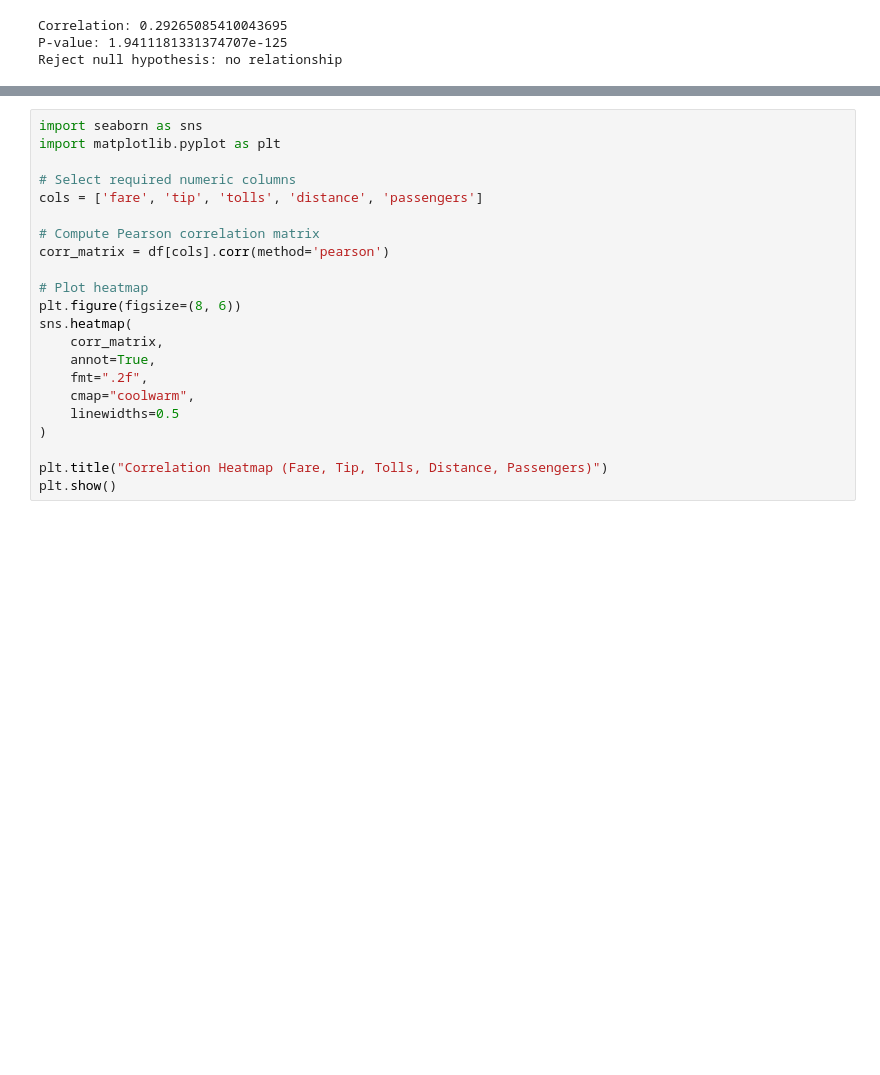
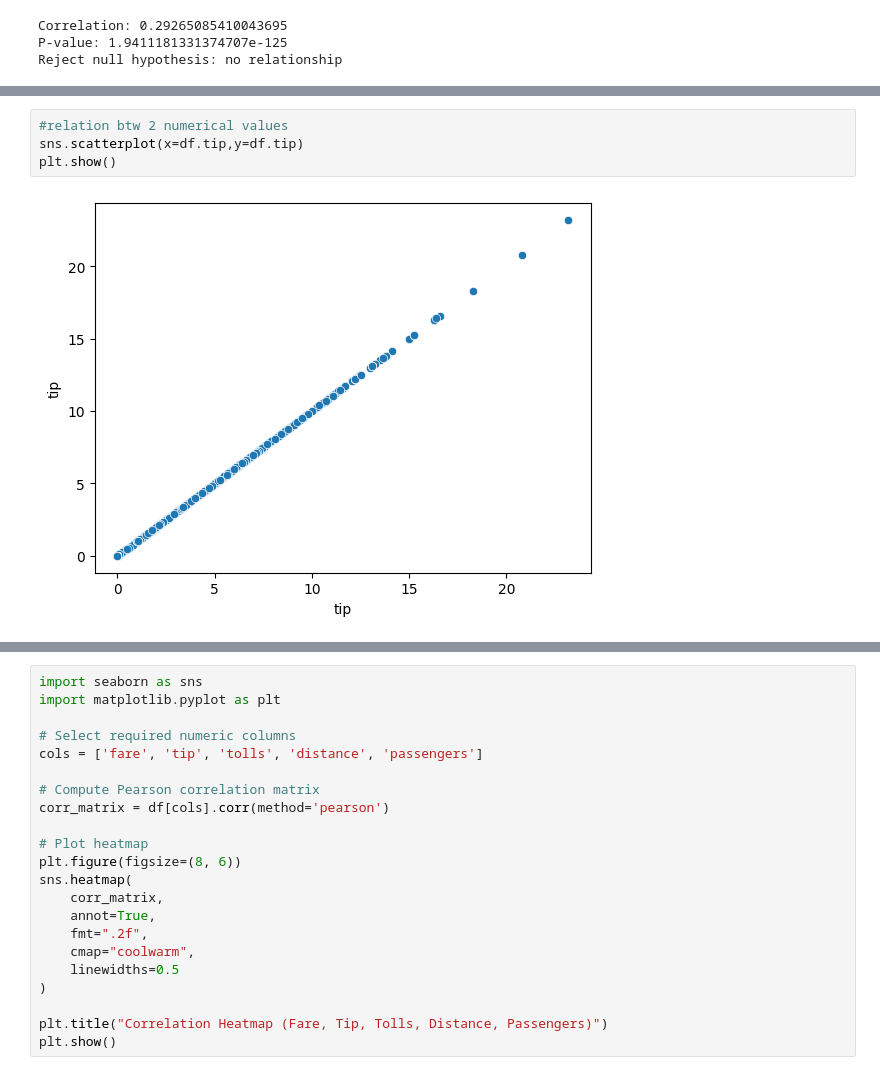
Before and after one commit to Jagruthireddie/machine_learning1, a Jupyter notebook: Untitled7.ipynb, the cells around one changed output, grey strips where cells are left out. Cells and saved outputs as stored; diff of their text form; blank space fills up the shorter version.

```diff
--- a/Untitled7.ipynb
+++ b/Untitled7.ipynb
@@ -570,0 +698,6 @@ Reject null hypothesis: no relationship
+# %%
+#relation btw 2 numerical values
+sns.scatterplot(x=df.tip,y=df.tip)
+plt.show()
+# %% [output]
+[figure, added]
```
Also changed, not shown: parts of 16 cells of this notebook.
